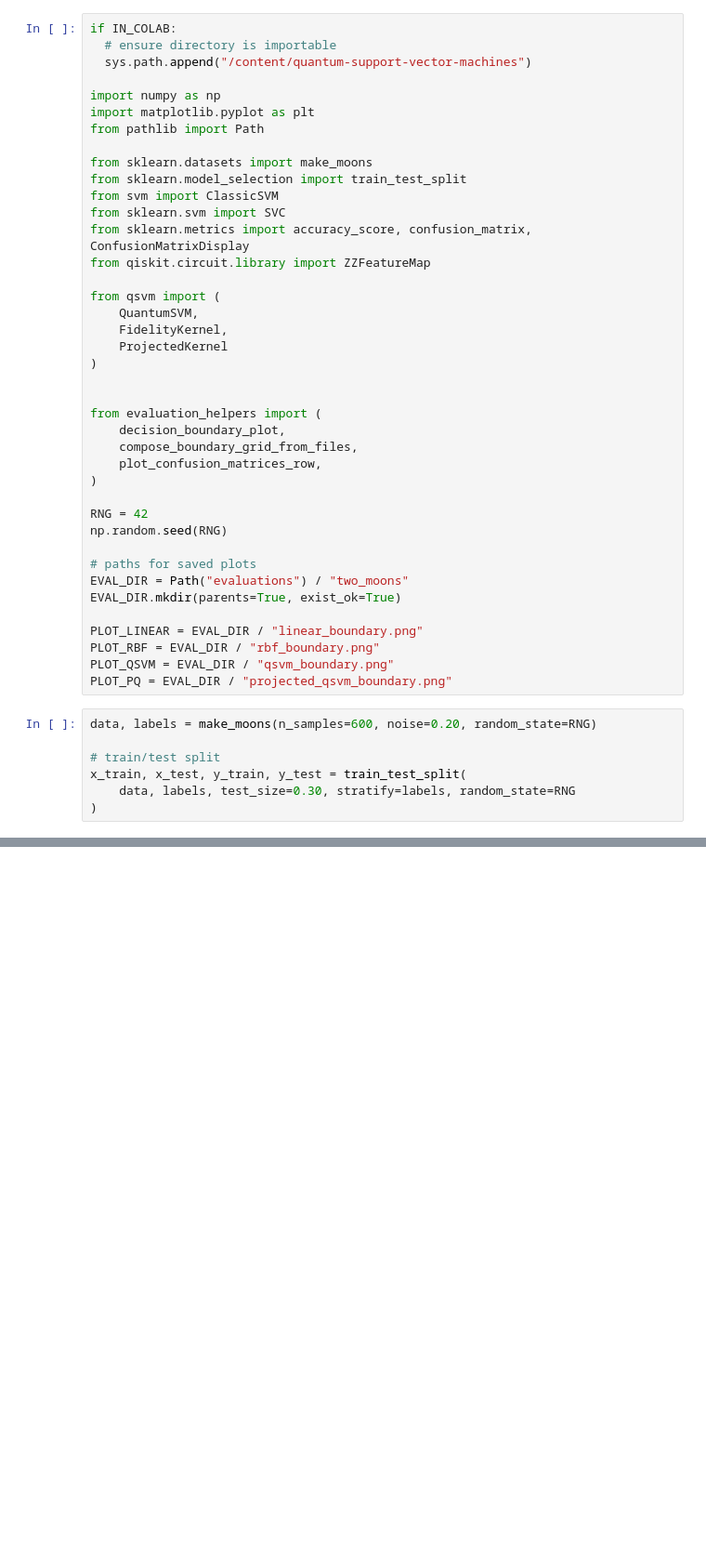
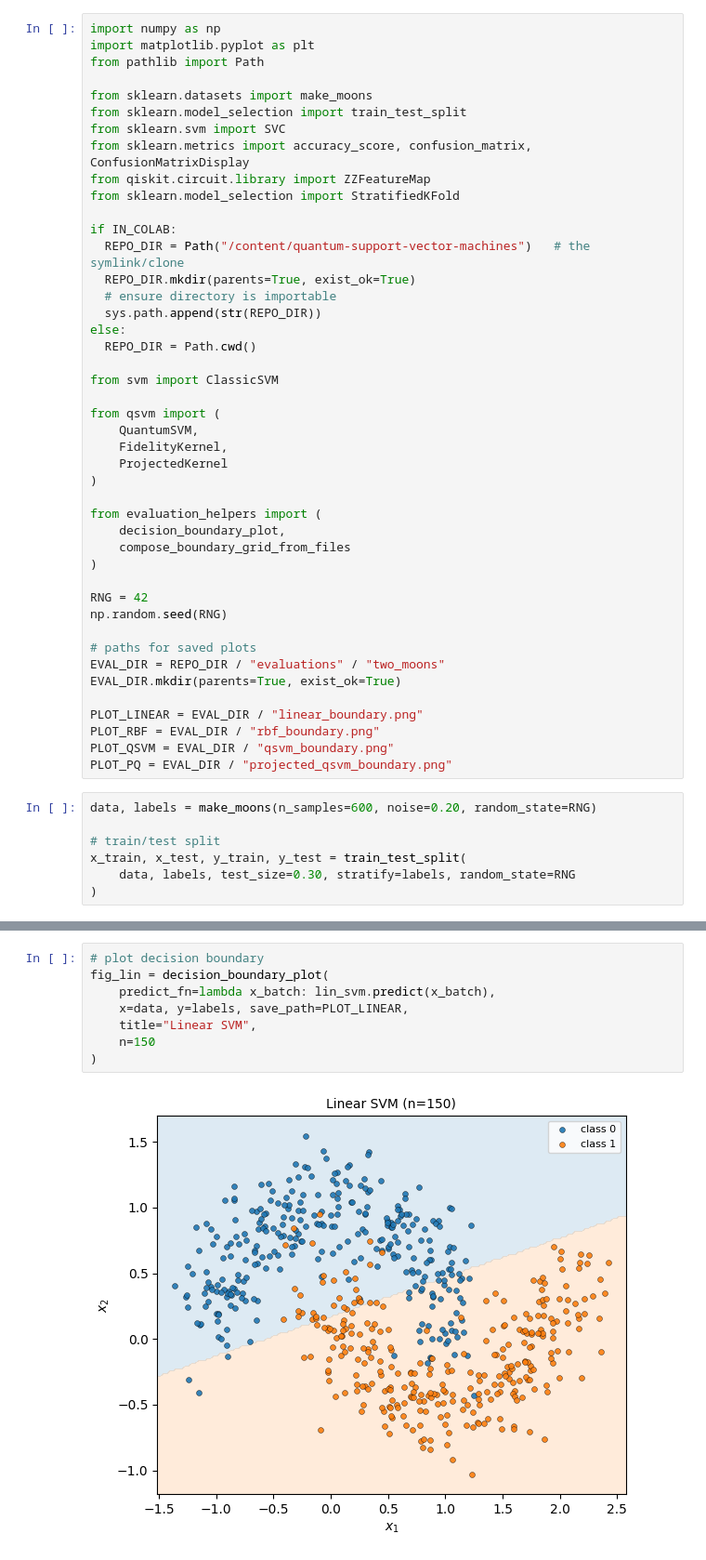
Before and after one commit to S-Spence/Quantum-Support-Vector-Machines, a Jupyter notebook: qsvm_two_moons_example.ipynb, the cells around one changed output, grey strips where cells are left out. Shown at 93% size. Drawn from its saved outputs; the diff is of its cells as text; blank space fills up the shorter version.

```diff
--- a/qsvm_two_moons_example.ipynb
+++ b/qsvm_two_moons_example.ipynb
@@ -10,18 +12,24 @@ if IN_COLAB:
 # %%
-if IN_COLAB:
-  # ensure directory is importable
-  sys.path.append("/content/quantum-support-vector-machines")
-
 import numpy as np
 import matplotlib.pyplot as plt
 from pathlib import Path
 
 from sklearn.datasets import make_moons
 from sklearn.model_selection import train_test_split
-from svm import ClassicSVM
 from sklearn.svm import SVC
 from sklearn.metrics import accuracy_score, confusion_matrix, ConfusionMatrixDisplay
 from qiskit.circuit.library import ZZFeatureMap
+from sklearn.model_selection import StratifiedKFold
+
+if IN_COLAB:
+  REPO_DIR = Path("/content/quantum-support-vector-machines")   # the symlink/clone
+  REPO_DIR.mkdir(parents=True, exist_ok=True)
+  # ensure directory is importable
+  sys.path.append(str(REPO_DIR))
+else:
+  REPO_DIR = Path.cwd()
+
+from svm import ClassicSVM
 
 from qsvm import (
     QuantumSVM,
@@ -29,18 +37,16 @@ from qsvm import (
     ProjectedKernel
 )
 
-
 from evaluation_helpers import (
     decision_boundary_plot,
-    compose_boundary_grid_from_files,
-    plot_confusion_matrices_row,
+    compose_boundary_grid_from_files
 )
 
 RNG = 42
 np.random.seed(RNG)
 
 # paths for saved plots
-EVAL_DIR = Path("evaluations") / "two_moons"
+EVAL_DIR = REPO_DIR / "evaluations" / "two_moons"
 EVAL_DIR.mkdir(parents=True, exist_ok=True)
 
 PLOT_LINEAR = EVAL_DIR / "linear_boundary.png"
@@ -77,0 +80,10 @@ plt.show()
+# %%
+# plot decision boundary
+fig_lin = decision_boundary_plot(
+    predict_fn=lambda x_batch: lin_svm.predict(x_batch),
+    x=data, y=labels, save_path=PLOT_LINEAR,
+    title="Linear SVM",
+    n=150
+)
+# %% [output]
+[figure, added]
```
Also changed, not shown: parts of 15 cells of this notebook, 7 other files.
